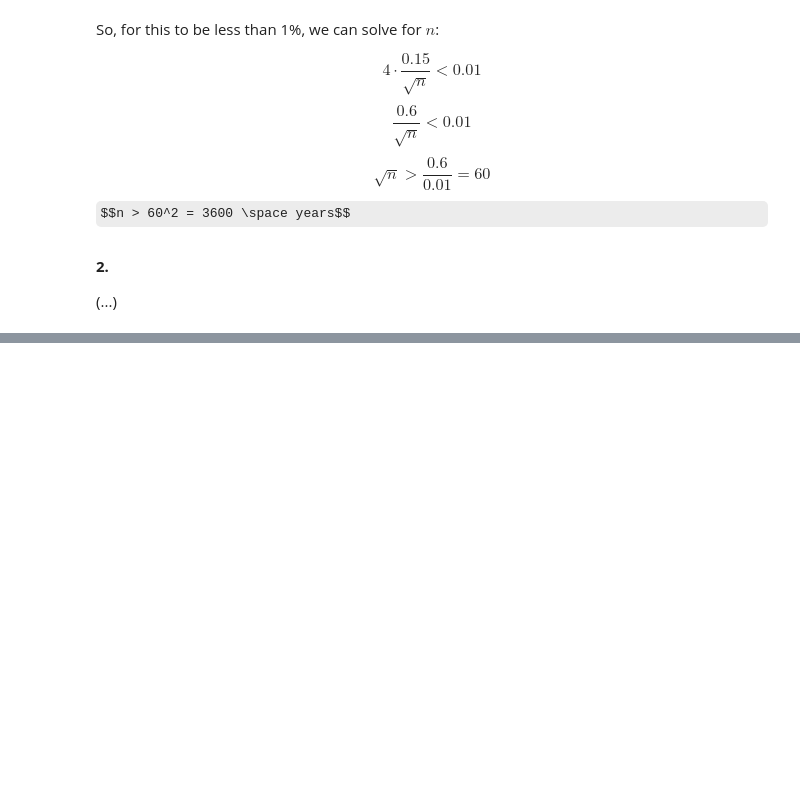
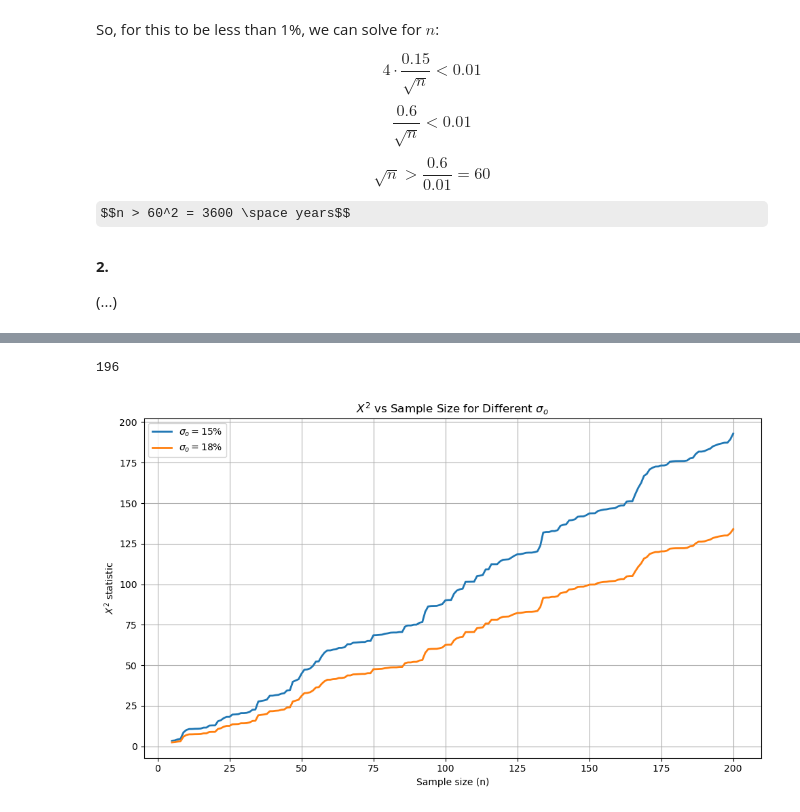
Before and after one commit to JPineno/Erasmus-University-Rotterdam-Econometrics-Methods-and-Applications, a Jupyter notebook: Module 0 - Building Blocks/Statistics.ipynb, the cells around one changed output, grey strips where cells are left out. Saved outputs shown, nothing was run; the diff lists cells and outputs as text; code cells hidden in the pictures; some formulas as TeX source; blank space fills up the shorter version.

```diff
--- a/Module 0 - Building Blocks/Statistics.ipynb
+++ b/Module 0 - Building Blocks/Statistics.ipynb
@@ -118,0 +363,48 @@ __2.__
+# %%
+# create a new list for the (196) results
+results5 = []
+
+for sigma0 in sigma0_values:
+    for i in i_vals2:
+        subset = rets_vals[:i]
+        subset_var = np.var(subset, ddof=1)
+        df = i - 1
+        chi2_stat = (df * subset_var) / (sigma0**2)
+        p_value = 1 - chi2.cdf(chi2_stat, df)
+        results5.append({
+            '': f'$\sigma_o = {sigma0}$%',
+            '$n$': i,
+            '$X^2$': chi2_stat,
+            '$p-value$': p_value
+        })
+
+# convert the results to a DataFrame with multi-index
+results_df = pd.DataFrame(results5)
+results_df = results_df.pivot(index='$n$', columns='', values=['$X^2$', '$p-value$'])
+results_df = results_df.swaplevel(axis=1).sort_index(axis=1)
+results_df = results_df.round(4)
+len(results_df)
+# %% [output]
+196
+# %%
+# plot the series for the two standard deviation values
+fig, ax = plt.subplots(figsize=(10, 6))
+
+for sigma_label in results_df.columns.levels[0]:
+    ax.plot(
+        results_df.index,
+        results_df[sigma_label]['$X^2$'],
+        label=f'{sigma_label}',
+        linewidth=2
+    )
+
+ax.set_xlabel('Sample size (n)')
+ax.set_ylabel('$X^2$ statistic')
+ax.set_title('$X^2$ vs Sample Size for Different $\sigma_o$')
+ax.legend()
+ax.grid(True)
+
+plt.tight_layout()
+plt.show()
+# %% [output]
+[figure, added]
```
Also changed, not shown: parts of 25 cells of this notebook.
